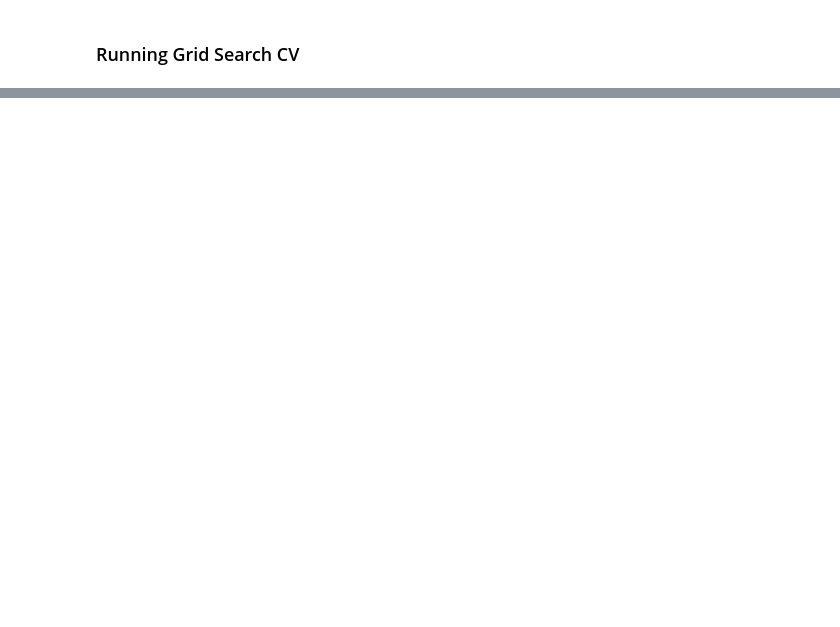
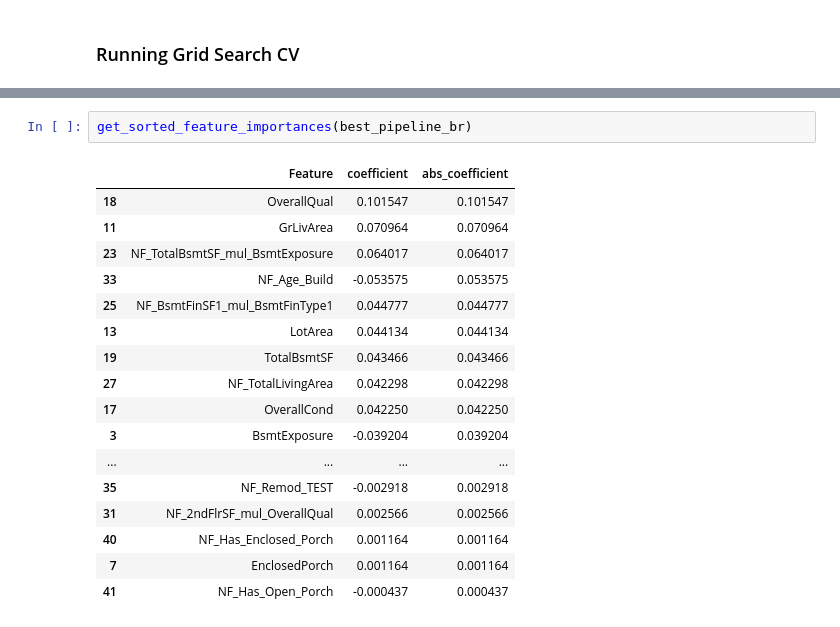
Before and after one commit to Tomosius/heritage_houses_p5, a Jupyter notebook: jupyter_notebooks/09_Modeling_and_Evaluation_hypothesis_3.ipynb, the cells around one changed output, grey strips where cells are left out. Drawn from its saved outputs; the diff is of its cells as text; blank space fills up the shorter version.

```diff
--- a/jupyter_notebooks/09_Modeling_and_Evaluation_hypothesis_3.ipynb
+++ b/jupyter_notebooks/09_Modeling_and_Evaluation_hypothesis_3.ipynb
@@ -637,0 +939,20 @@ We need testing them, even they show high score, it does not mean they can be go
+# %%
+get_sorted_feature_importances(best_pipeline_br)
+# %% [output]
+|  | Feature | coefficient | abs_coefficient |
+| 18 | OverallQual | 0.101547 | 0.101547 |
+| 11 | GrLivArea | 0.070964 | 0.070964 |
+| 23 | NF_TotalBsmtSF_mul_BsmtExposure | 0.064017 | 0.064017 |
+| 33 | NF_Age_Build | -0.053575 | 0.053575 |
+| 25 | NF_BsmtFinSF1_mul_BsmtFinType1 | 0.044777 | 0.044777 |
+| 13 | LotArea | 0.044134 | 0.044134 |
+| 19 | TotalBsmtSF | 0.043466 | 0.043466 |
+| 27 | NF_TotalLivingArea | 0.042298 | 0.042298 |
+| 17 | OverallCond | 0.042250 | 0.042250 |
+| 3 | BsmtExposure | -0.039204 | 0.039204 |
+| ... | ... | ... | ... |
+| 35 | NF_Remod_TEST | -0.002918 | 0.002918 |
+| 31 | NF_2ndFlrSF_mul_OverallQual | 0.002566 | 0.002566 |
+| 40 | NF_Has_Enclosed_Porch | 0.001164 | 0.001164 |
+| 7 | EnclosedPorch | 0.001164 | 0.001164 |
+| 41 | NF_Has_Open_Porch | -0.000437 | 0.000437 |
```
Also changed, not shown: parts of 29 cells of this notebook.
